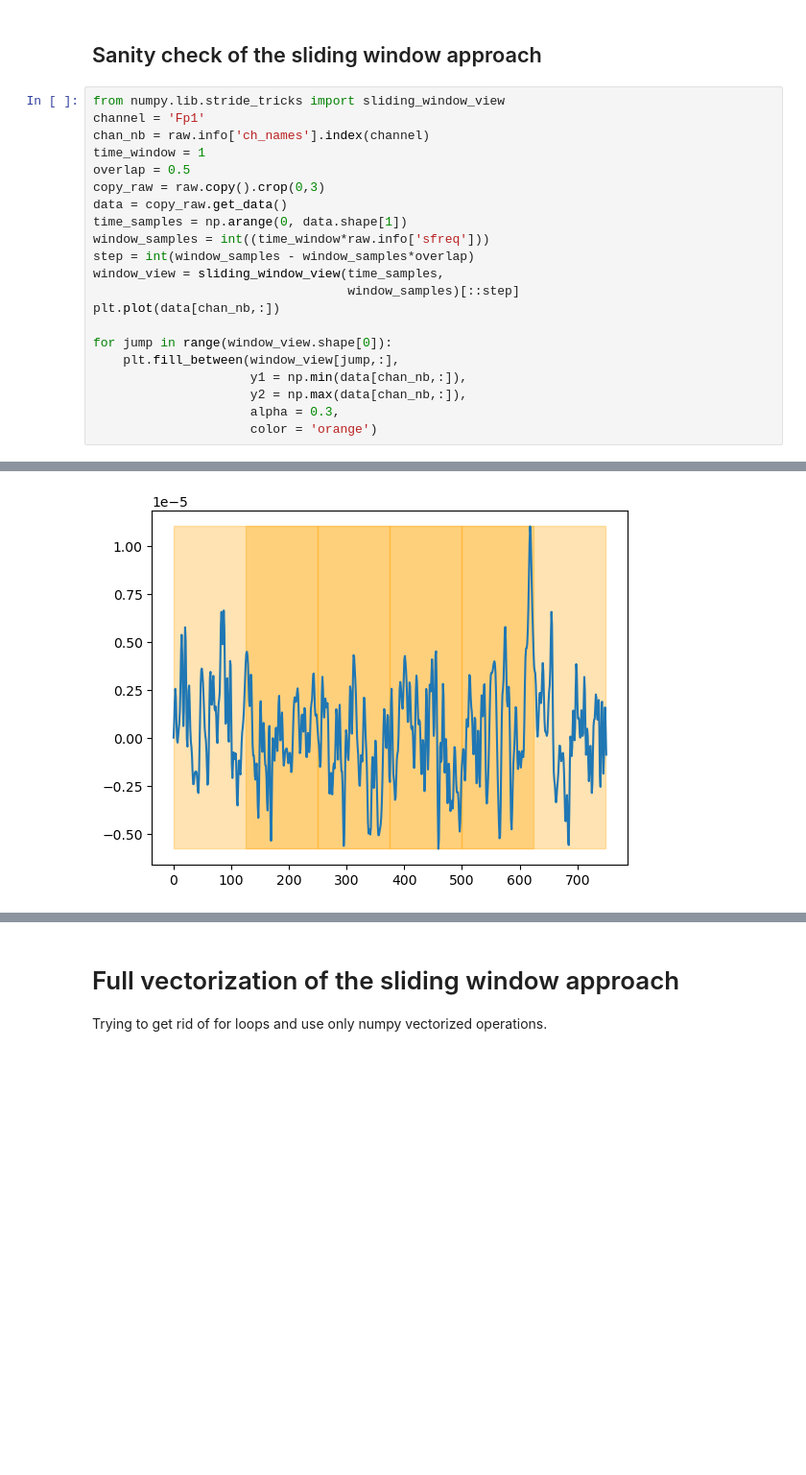
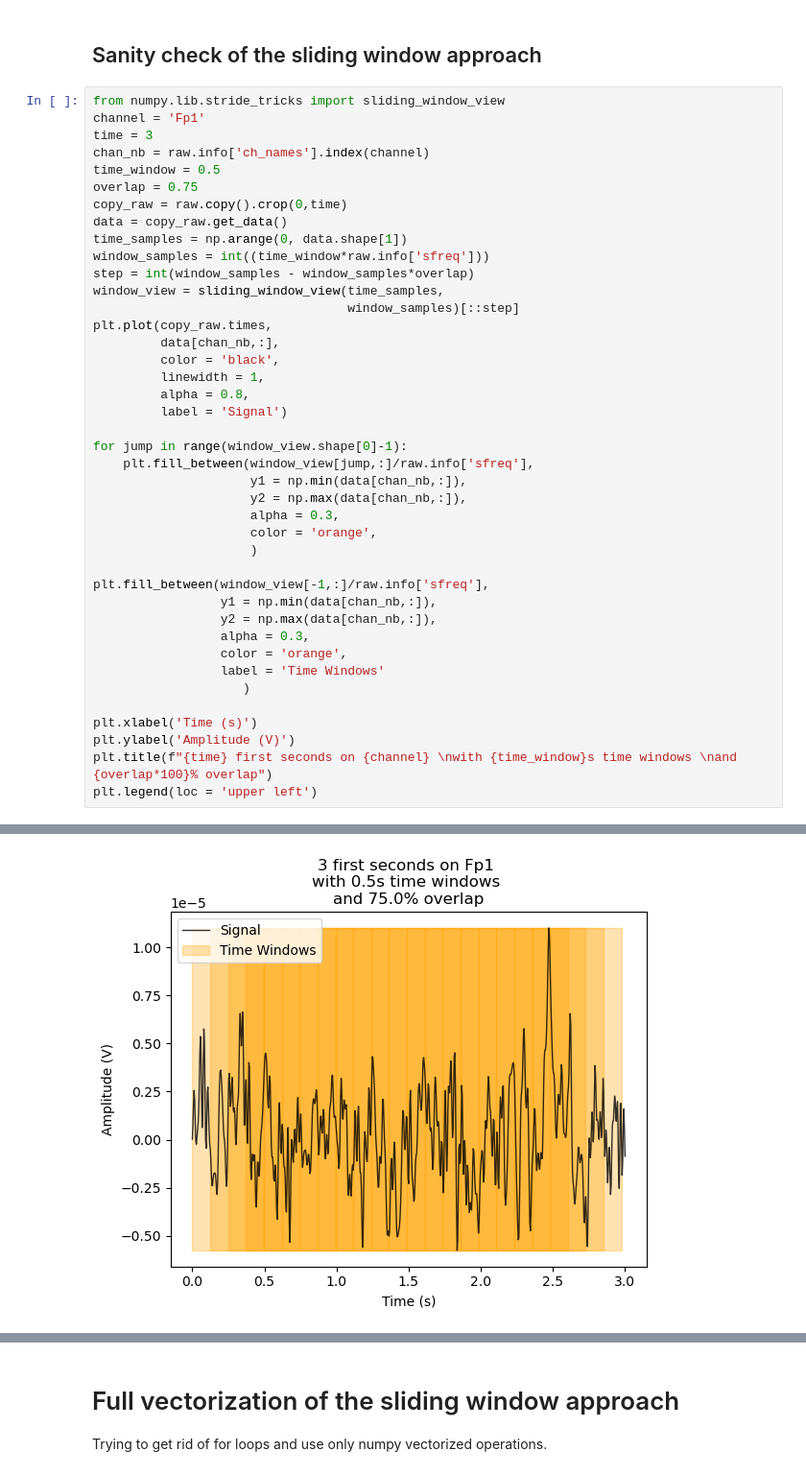
Before and after one commit to Sam54000/EEG_quality_assessment, a Jupyter notebook: src/EEG_quality_assessment/development_lab.ipynb, the cells around one changed output, grey strips where cells are left out. Shown at 96% size. Saved outputs shown, nothing was run; the diff lists cells and outputs as text; blank space fills up the shorter version.

```diff
--- a/src/EEG_quality_assessment/development_lab.ipynb
+++ b/src/EEG_quality_assessment/development_lab.ipynb
@@ -180,22 +200,42 @@ With windowing method using numpy arrays and vectorized operations.
 # %%
 from numpy.lib.stride_tricks import sliding_window_view
 channel = 'Fp1'
+time = 3
 chan_nb = raw.info['ch_names'].index(channel)
-time_window = 1
-overlap = 0.5
-copy_raw = raw.copy().crop(0,3)
+time_window = 0.5
+overlap = 0.75
+copy_raw = raw.copy().crop(0,time)
 data = copy_raw.get_data()
 time_samples = np.arange(0, data.shape[1])
 window_samples = int((time_window*raw.info['sfreq']))
 step = int(window_samples - window_samples*overlap)
 window_view = sliding_window_view(time_samples,
                                   window_samples)[::step]
-plt.plot(data[chan_nb,:])
+plt.plot(copy_raw.times,
+         data[chan_nb,:],
+         color = 'black',
+         linewidth = 1,
+         alpha = 0.8,
+         label = 'Signal')
 
-for jump in range(window_view.shape[0]):
-    plt.fill_between(window_view[jump,:],
+for jump in range(window_view.shape[0]-1):
+    plt.fill_between(window_view[jump,:]/raw.info['sfreq'],
                      y1 = np.min(data[chan_nb,:]),
                      y2 = np.max(data[chan_nb,:]),
                      alpha = 0.3,
-                     color = 'orange')
+                     color = 'orange',
+                     )
+
+plt.fill_between(window_view[-1,:]/raw.info['sfreq'],
+                 y1 = np.min(data[chan_nb,:]),
+                 y2 = np.max(data[chan_nb,:]),
+                 alpha = 0.3,
+                 color = 'orange',
+                 label = 'Time Windows'
+                    )
+
+plt.xlabel('Time (s)')
+plt.ylabel('Amplitude (V)')
+plt.title(f"{time} first seconds on {channel} \nwith {time_window}s time windows \nand {overlap*100}% overlap")
+plt.legend(loc = 'upper left')
 # %% [output]
@@ -202,4 +243,4 @@ for jump in range(window_view.shape[0]):
-[figure, old version]
+[figure, new version]
 # %%
 from numpy.lib.stride_tricks import sliding_window_view
 
```
Also changed, not shown: parts of 30 cells of this notebook, 7 other files.
